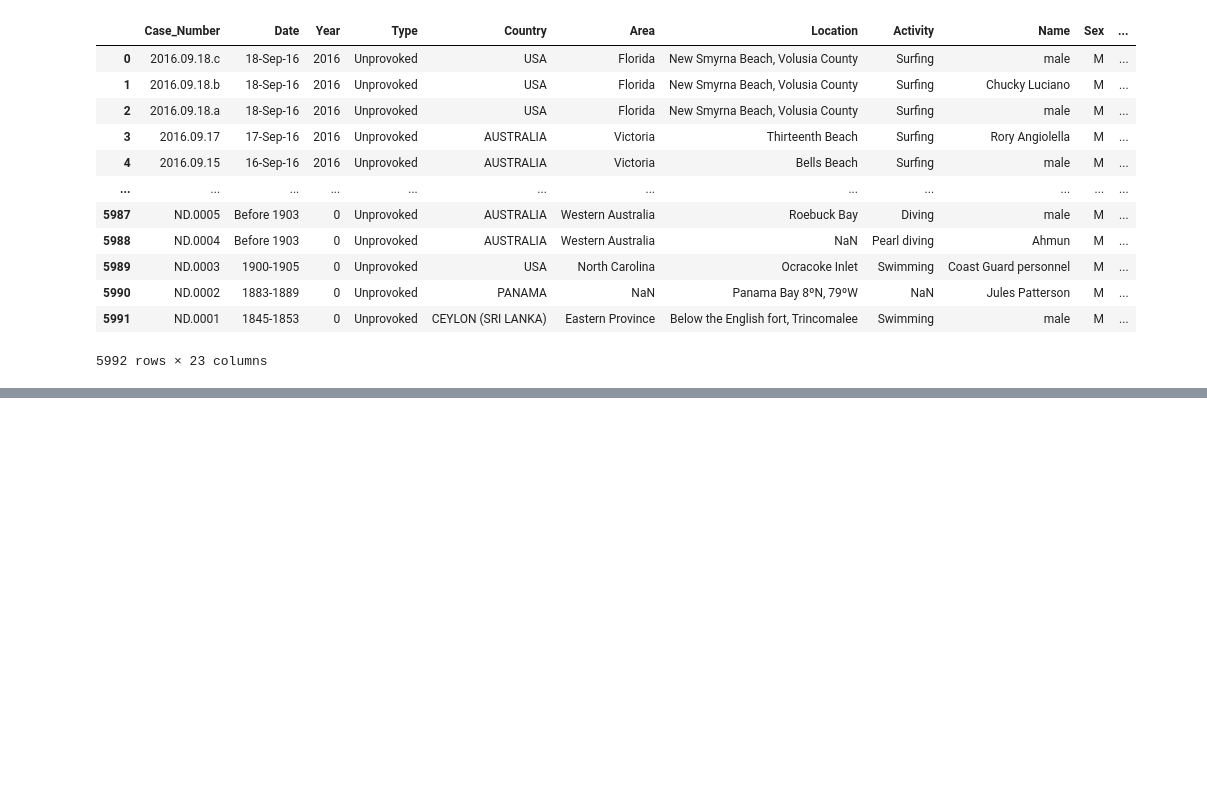
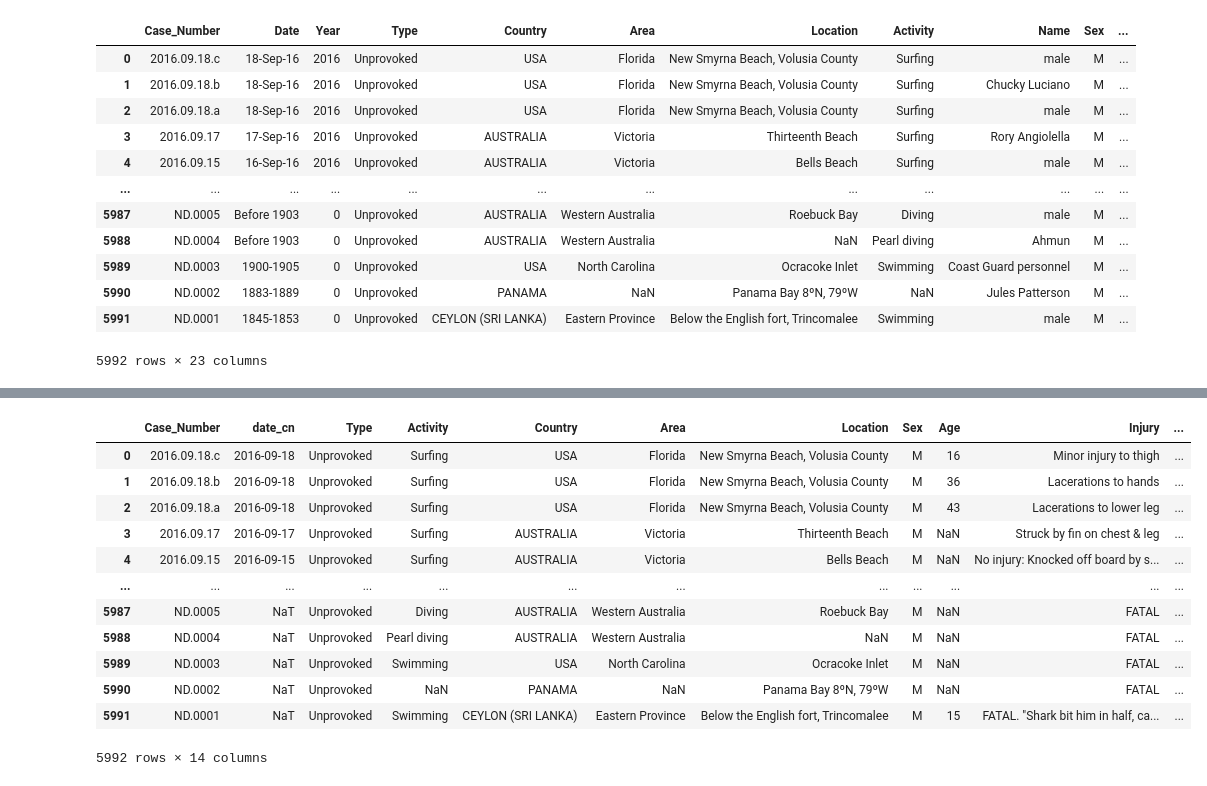
Before and after one commit to joao-dias-25/Data_cleaning_Project, a Jupyter notebook: data-wrangling.ipynb, the cells around one changed output, grey strips where cells are left out. Cells and saved outputs as stored; diff of their text form; code cells hidden in the pictures; blank space fills up the shorter version.

```diff
--- a/data-wrangling.ipynb
+++ b/data-wrangling.ipynb
@@ -258,7 +293,18 @@ ax.legend()
 # clean value with regex
 # data type 1111011011
 
-df_copy=df_copy.assign(date_cn=df_copy['Case_Number'].astype(str).str[0:10])
+df_copy=df_copy.assign(date_cn=df_copy['Case_Number'].astype(str).str[0:10]) # extracts the first 10 char
+
+# with this function a manage reduce NAN from 862 to 525 non values
+#good enough to check records per month
+df_copy['date_cn']=df_copy['date_cn'].replace({'00$': '01'}, regex=True)
+
+
+
+# convert the data type to a datetime
+df_copy['date_cn']=pd.to_datetime(df_copy['date_cn'],format='%Y.%m.%d',errors='coerce')
+
+
 
 df_copy
 # %% [output]
@@ -301,0 +422,23 @@ dtype: int64
+# %%
+# for a better view of the data I remove the columns that had text , repetitive information, colum with names.
+# basicaly i made a new list with information i can gather into groups and left two columns with unique  values
+# (case_number and original_order) in case i need to merge with some aditional data
+
+df_essencial=df_copy[['Case_Number', 'date_cn', 'Type','Activity', 'Country', 'Area','Location',
+                     'Sex', 'Age', 'Injury', 'Fatal_(Y/N)', 'Time','Species', 'original_order']].copy()
+# %%
+df_essencial
+# %% [output]
+|  | Case_Number | date_cn | Type | Activity | Country | Area | Location | Sex | Age | Injury | ... |
+| 0 | 2016.09.18.c | 2016-09-18 | Unprovoked | Surfing | USA | Florida | New Smyrna Beach, Volusia County | M | 16 | Minor injury to thigh | ... |
+| 1 | 2016.09.18.b | 2016-09-18 | Unprovoked | Surfing | USA | Florida | New Smyrna Beach, Volusia County | M | 36 | Lacerations to hands | ... |
+| 2 | 2016.09.18.a | 2016-09-18 | Unprovoked | Surfing | USA | Florida | New Smyrna Beach, Volusia County | M | 43 | Lacerations to lower leg | ... |
+| 3 | 2016.09.17 | 2016-09-17 | Unprovoked | Surfing | AUSTRALIA | Victoria | Thirteenth Beach | M | NaN | Struck by fin on chest & leg | ... |
+| 4 | 2016.09.15 | 2016-09-15 | Unprovoked | Surfing | AUSTRALIA | Victoria | Bells Beach | M | NaN | No injury: Knocked off board by s... | ... |
+| ... | ... | ... | ... | ... | ... | ... | ... | ... | ... | ... | ... |
+| 5987 | ND.0005 | NaT | Unprovoked | Diving | AUSTRALIA | Western Australia | Roebuck Bay | M | NaN | FATAL | ... |
+| 5988 | ND.0004 | NaT | Unprovoked | Pearl diving | AUSTRALIA | Western Australia | NaN | M | NaN | FATAL | ... |
+| 5989 | ND.0003 | NaT | Unprovoked | Swimming | USA | North Carolina | Ocracoke Inlet | M | NaN | FATAL | ... |
+| 5990 | ND.0002 | NaT | Unprovoked | NaN | PANAMA | NaN | Panama Bay 8ºN, 79ºW | M | NaN | FATAL | ... |
+| 5991 | ND.0001 | NaT | Unprovoked | Swimming | CEYLON (SRI LANKA) | Eastern Province | Below the English fort, Trincomalee | M | 15 | FATAL. "Shark bit him in half, ca... | ... |
+5992 rows × 14 columns
```
Also changed, not shown: parts of 28 cells of this notebook, 2 other files.
